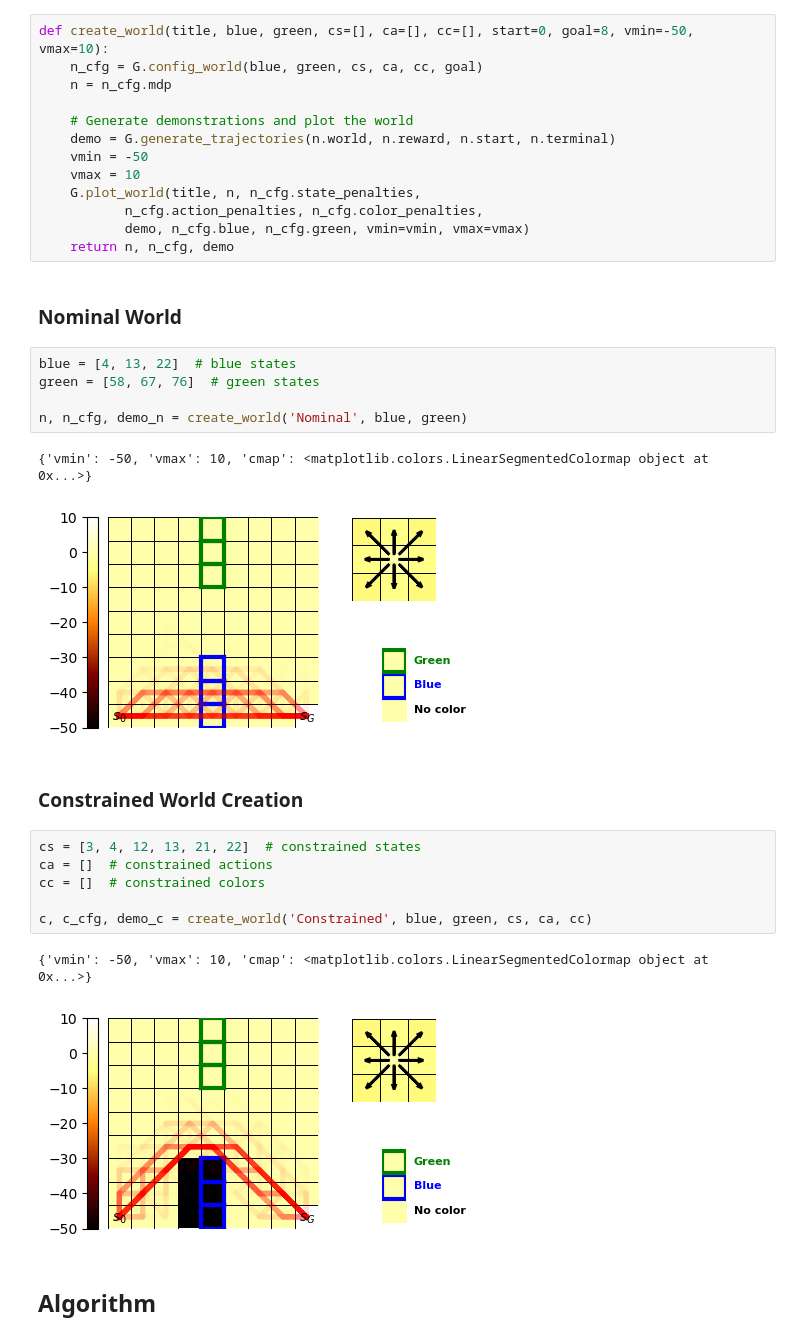
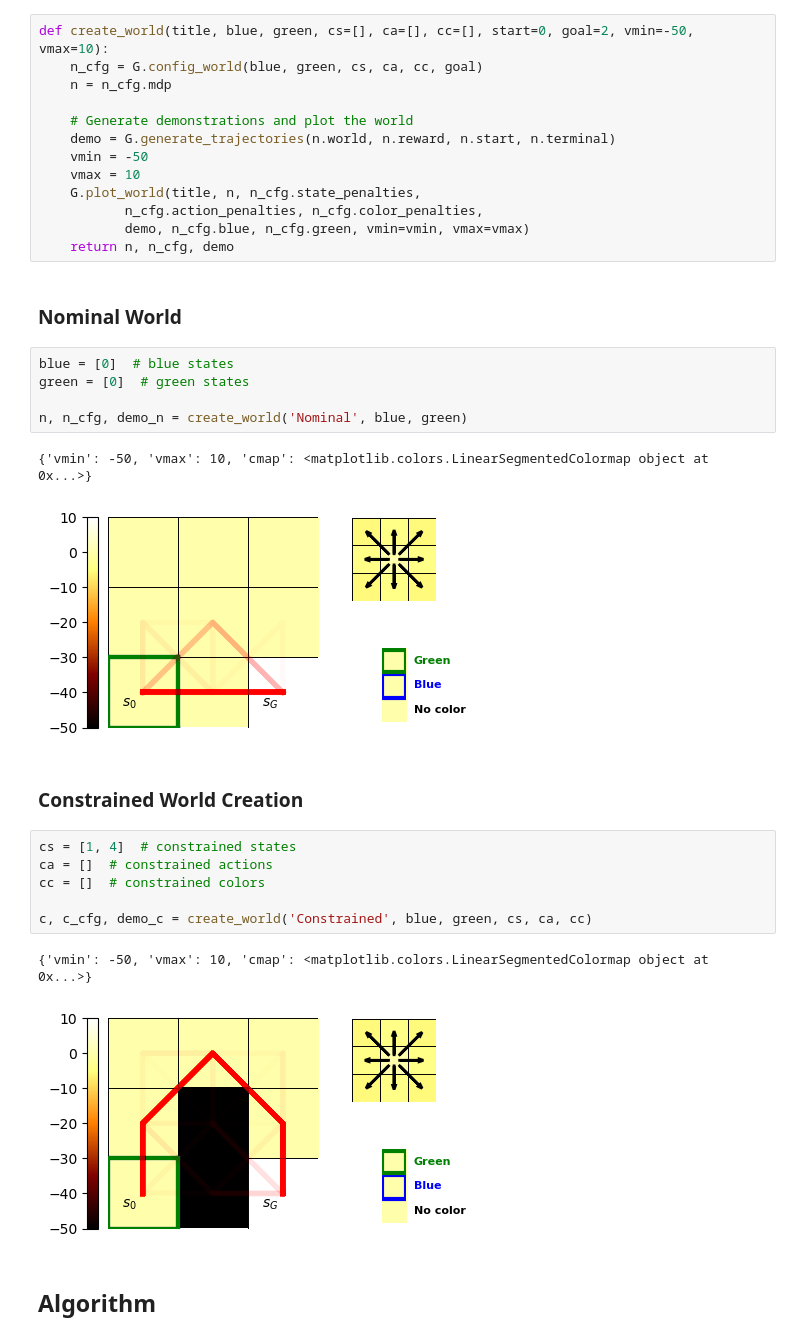
Before and after one commit to jwagner31/soft_constraint_irl, a Jupyter notebook: notebooks/MMP.ipynb, the cells around one changed output. Saved outputs shown, nothing was run; the diff lists cells and outputs as text.

```diff
--- a/notebooks/MMP.ipynb
+++ b/notebooks/MMP.ipynb
@@ -29,7 +26,7 @@ np.random.seed(123)
 # %% [markdown]
 The following function sets up the gridworld environment. The gridworld is a 2D grid with a start and goal state. The fig object is also returned now as the last parameter, and if this is saved you can view the images of the world.
 # %%
-def create_world(title, blue, green, cs=[], ca=[], cc=[], start=0, goal=8, vmin=-50, vmax=10):
+def create_world(title, blue, green, cs=[], ca=[], cc=[], start=0, goal=2, vmin=-50, vmax=10):
     n_cfg = G.config_world(blue, green, cs, ca, cc, goal)
     n = n_cfg.mdp
 
@@ -44,24 +41,24 @@ def create_world(title, blue, green, cs=[], ca=[], cc=[], start=0, goal=8, vmin=
 # %% [markdown]
 ### Nominal World
 # %%
-blue = [4, 13, 22]  # blue states
-green = [58, 67, 76]  # green states
+blue = [0]  # blue states
+green = [0]  # green states
 
 n, n_cfg, demo_n = create_world('Nominal', blue, green)
 # %% [output]
 {'vmin': -50, 'vmax': 10, 'cmap': <matplotlib.colors.LinearSegmentedColormap object at 0x...>}
-[figure, old version]
+[figure, new version]
 # %% [markdown]
 ### Constrained World Creation
 # %%
-cs = [3, 4, 12, 13, 21, 22]  # constrained states
+cs = [1, 4]  # constrained states
 ca = []  # constrained actions
 cc = []  # constrained colors
 
 c, c_cfg, demo_c = create_world('Constrained', blue, green, cs, ca, cc)
 # %% [output]
 {'vmin': -50, 'vmax': 10, 'cmap': <matplotlib.colors.LinearSegmentedColormap object at 0x...>}
-[figure, old version]
+[figure, new version]
 # %% [markdown]
 ## Algorithm
 # %% [markdown]
```
Also changed, not shown: parts of 13 cells of this notebook, 2 other files.
